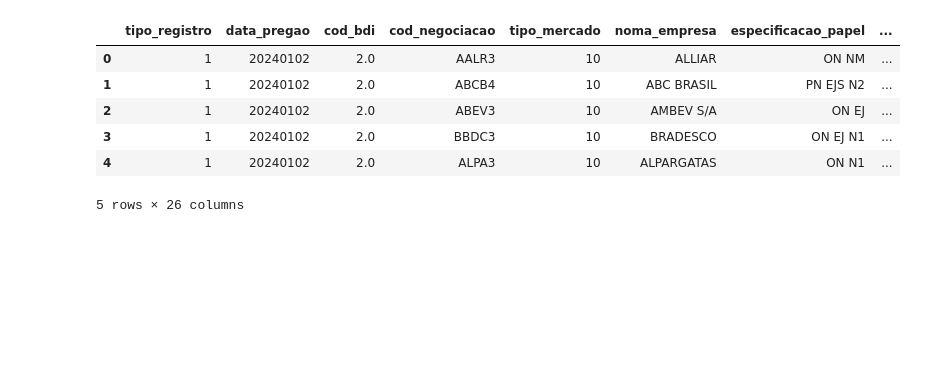
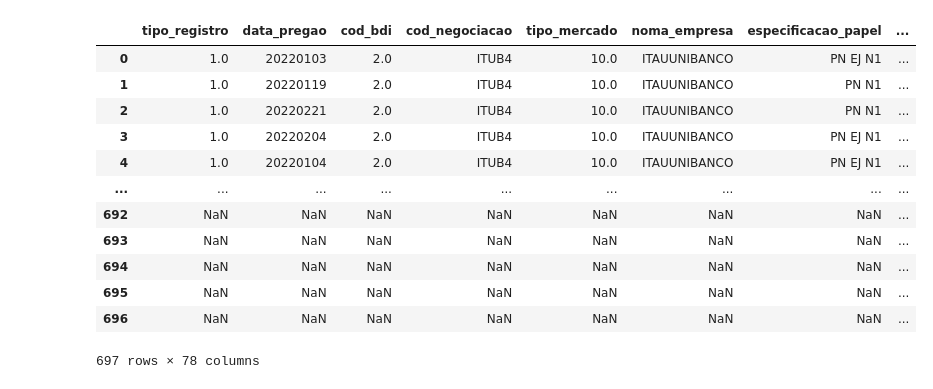
Before and after one commit to MatheusHenriqueDaSilva/data_science, a Jupyter notebook: Untitled11.ipynb, the cells around one changed output. Drawn from its saved outputs; the diff is of its cells as text; code cells hidden in the pictures; blank space fills up the shorter version.

```diff
--- a/Untitled11.ipynb
+++ b/Untitled11.ipynb
@@ -67,10 +72,27 @@ for coluna in listaVirgula:
+# %%
+dataframe = []
+
+# Verificando se todos os DataFrames existem
+for ano in ANOS:
+  dataframe.append(dados[f'data_{ano}'])
+
+data = pd.concat(dataframe, axis=1).reset_index(drop=True)
+
+
+##data =  pd.concat([dados[f'data_2018'],dados[f'data_2019'],dados[f'data_2020'],dados[f'data_2021'],dados[f'data_2022'],dados[f'data_2023'],dados[f'data_2024']], axis = 1).reset_index()
 # %%
-data.head()
+data
 # %% [output]
 |  | tipo_registro | data_pregao | cod_bdi | cod_negociacao | tipo_mercado | noma_empresa | especificacao_papel | ... |
-| 0 | 1 | 20240102 | 2.0 | AALR3 | 10 | ALLIAR | ON NM | ... |
-| 1 | 1 | 20240102 | 2.0 | ABCB4 | 10 | ABC BRASIL | PN EJS N2 | ... |
-| 2 | 1 | 20240102 | 2.0 | ABEV3 | 10 | AMBEV S/A | ON EJ | ... |
-| 3 | 1 | 20240102 | 2.0 | BBDC3 | 10 | BRADESCO | ON EJ N1 | ... |
-| 4 | 1 | 20240102 | 2.0 | ALPA3 | 10 | ALPARGATAS | ON N1 | ... |
+| 0 | 1.0 | 20220103 | 2.0 | ITUB4 | 10.0 | ITAUUNIBANCO | PN EJ N1 | ... |
+| 1 | 1.0 | 20220119 | 2.0 | ITUB4 | 10.0 | ITAUUNIBANCO | PN N1 | ... |
+| 2 | 1.0 | 20220221 | 2.0 | ITUB4 | 10.0 | ITAUUNIBANCO | PN N1 | ... |
+| 3 | 1.0 | 20220204 | 2.0 | ITUB4 | 10.0 | ITAUUNIBANCO | PN EJ N1 | ... |
+| 4 | 1.0 | 20220104 | 2.0 | ITUB4 | 10.0 | ITAUUNIBANCO | PN EJ N1 | ... |
+| ... | ... | ... | ... | ... | ... | ... | ... | ... |
+| 692 | NaN | NaN | NaN | NaN | NaN | NaN | NaN | ... |
+| 693 | NaN | NaN | NaN | NaN | NaN | NaN | NaN | ... |
+| 694 | NaN | NaN | NaN | NaN | NaN | NaN | NaN | ... |
+| 695 | NaN | NaN | NaN | NaN | NaN | NaN | NaN | ... |
+| 696 | NaN | NaN | NaN | NaN | NaN | NaN | NaN | ... |
-5 rows × 26 columns
+697 rows × 78 columns
```
Also changed, not shown: parts of 12 cells of this notebook.
